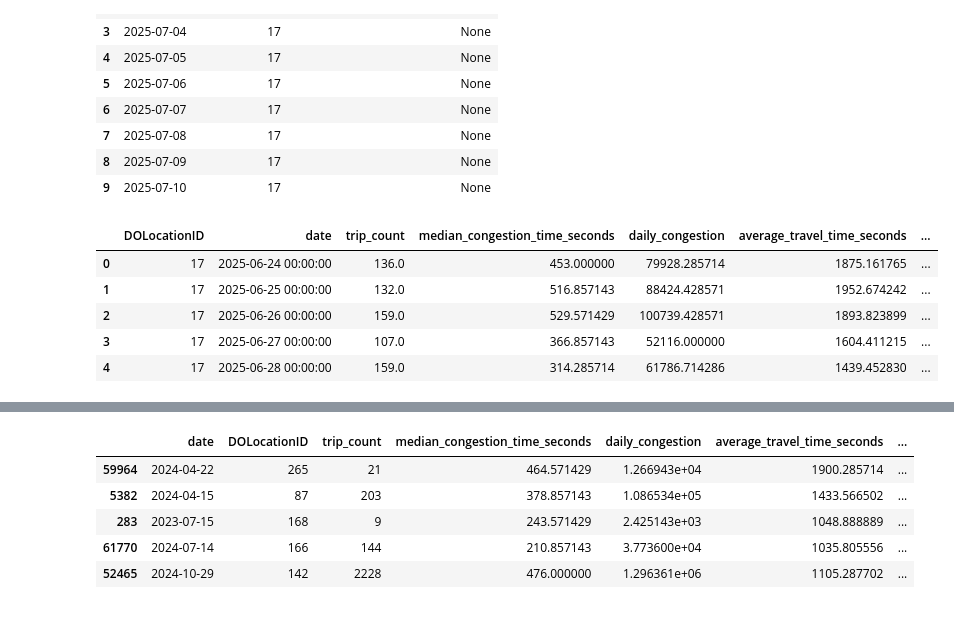
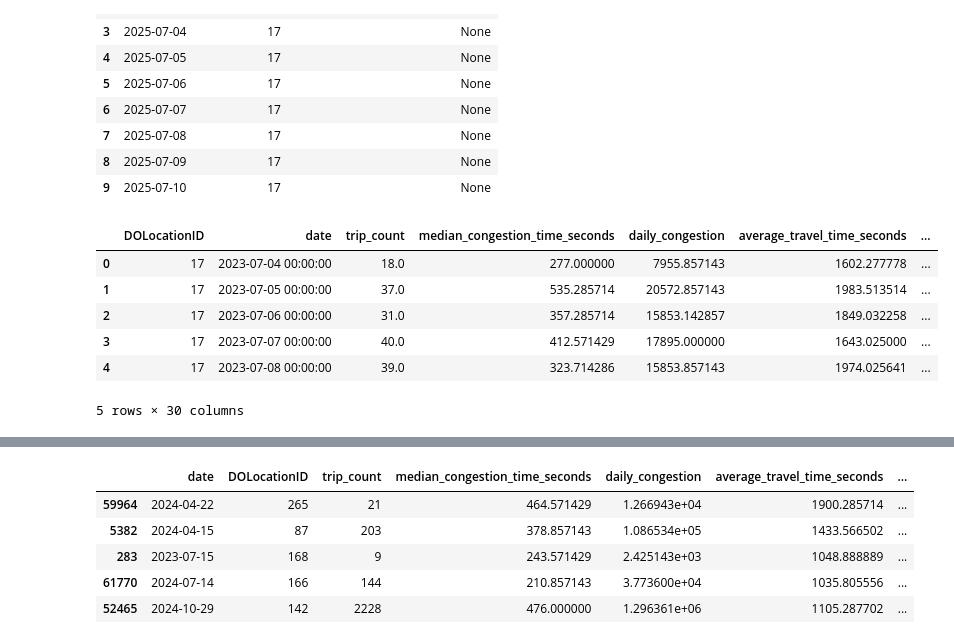
Before and after one commit to cookie-monsta23/MAST30034-Assignment-1, a Jupyter notebook: notebooks/Assignment_1.ipynb, the cells around one changed output, grey strips where cells are left out. Cells and saved outputs as stored; diff of their text form; code cells hidden in the pictures.

```diff
--- a/notebooks/Assignment_1.ipynb
+++ b/notebooks/Assignment_1.ipynb
@@ -667,10 +666,10 @@ RMSE: 41.60949017871697
 # %% [markdown]
 **Prediction for July Month for the list of LocationID's**
 # %%
-train_data_full_x = pd.concat([train_data_subset, test_data_subset], ignore_index=True)
+train_data_full = pd.concat([train_data_subset, test_data_subset], ignore_index=True)
 
-train_data_full_x = train_data_full_x.sort_values(["DOLocationID", "date"]).reset_index(drop=True)
-train_data_full_x.head(20)
+train_data_full = train_data_full.sort_values(["DOLocationID", "date"]).reset_index(drop=True)
+train_data_full.head(20)
 # %% [output]
 |  | DOLocationID | date | trip_count | median_congestion_time_seconds | daily_congestion | average_travel_time_seconds | ... |
 | 0 | 17 | 2023-07-01 00:00:00 | 23 | 260.285714 | 8065.000000 | 1371.173913 | ... |
@@ -787,13 +789,14 @@ future_df.head(10)
 | 8 | 2025-07-09 | 17 | None |
 | 9 | 2025-07-10 | 17 | None |
 # %%
-df_full = pd.concat([trai, future_df], ignore_index=True)
+df_full = pd.concat([train_data_full.dropna(), future_df], ignore_index=True)
 df_full = df_full.sort_values(["DOLocationID", "date"]).reset_index(drop=True)
 df_full.head()
 # %% [output]
 |  | DOLocationID | date | trip_count | median_congestion_time_seconds | daily_congestion | average_travel_time_seconds | ... |
-| 0 | 17 | 2025-06-24 00:00:00 | 136.0 | 453.000000 | 79928.285714 | 1875.161765 | ... |
-| 1 | 17 | 2025-06-25 00:00:00 | 132.0 | 516.857143 | 88424.428571 | 1952.674242 | ... |
-| 2 | 17 | 2025-06-26 00:00:00 | 159.0 | 529.571429 | 100739.428571 | 1893.823899 | ... |
-| 3 | 17 | 2025-06-27 00:00:00 | 107.0 | 366.857143 | 52116.000000 | 1604.411215 | ... |
-| 4 | 17 | 2025-06-28 00:00:00 | 159.0 | 314.285714 | 61786.714286 | 1439.452830 | ... |
+| 0 | 17 | 2023-07-04 00:00:00 | 18.0 | 277.000000 | 7955.857143 | 1602.277778 | ... |
+| 1 | 17 | 2023-07-05 00:00:00 | 37.0 | 535.285714 | 20572.857143 | 1983.513514 | ... |
+| 2 | 17 | 2023-07-06 00:00:00 | 31.0 | 357.285714 | 15853.142857 | 1849.032258 | ... |
+| 3 | 17 | 2023-07-07 00:00:00 | 40.0 | 412.571429 | 17895.000000 | 1643.025000 | ... |
+| 4 | 17 | 2023-07-08 00:00:00 | 39.0 | 323.714286 | 15853.857143 | 1974.025641 | ... |
+5 rows × 30 columns
```
Also changed, not shown: parts of 38 cells of this notebook, 1 other file.
